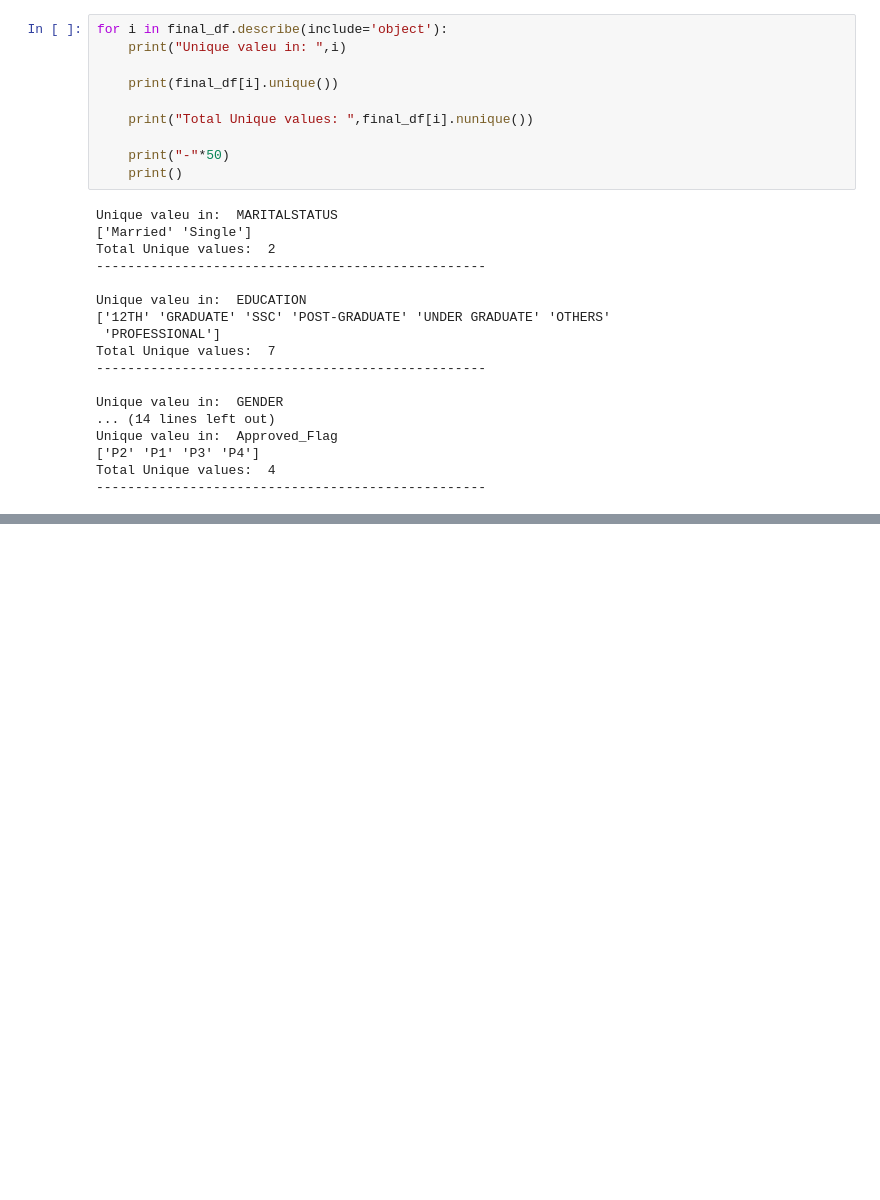
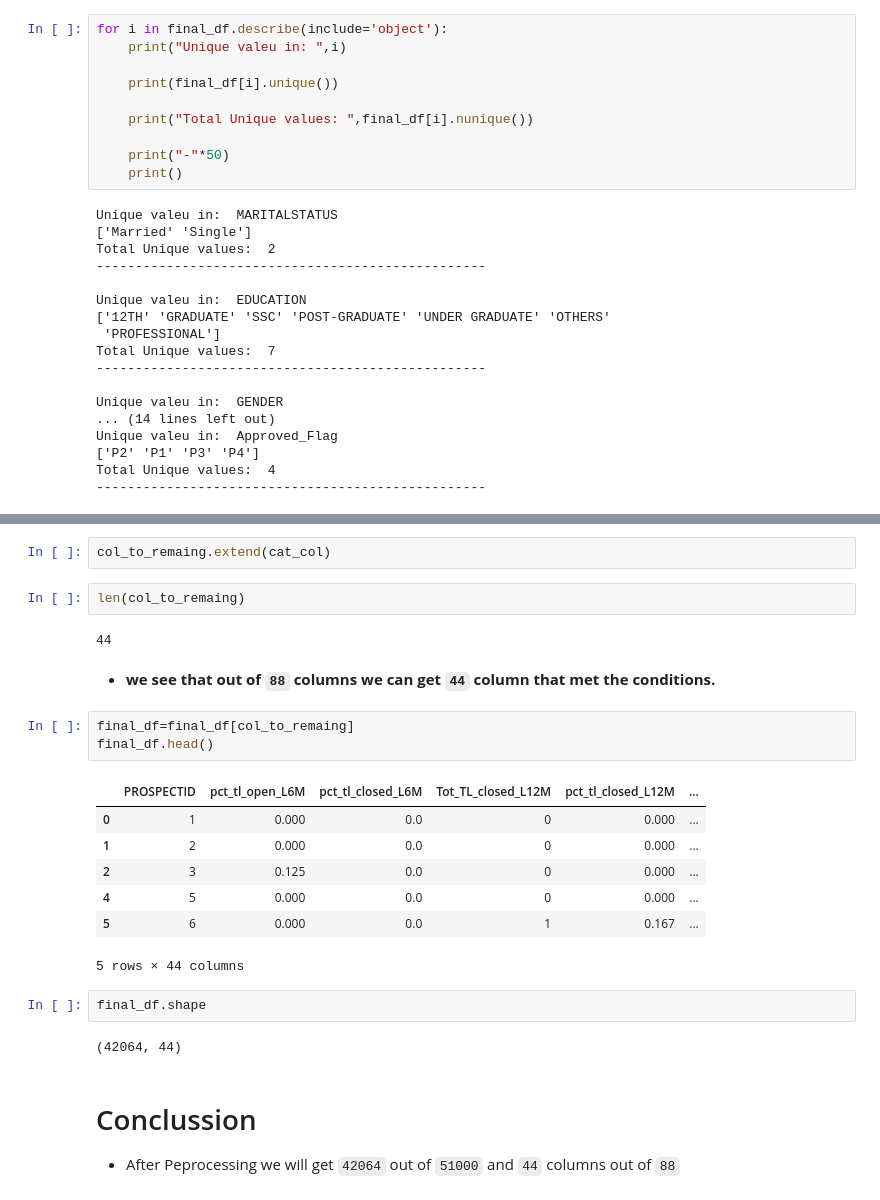
Before and after one commit to Sami606713/CreditRisk, a Jupyter notebook: Credit-Risk-Management.ipynb, the cells around one changed output, grey strips where cells are left out. Saved outputs shown, nothing was run; the diff lists cells and outputs as text; blank space fills up the shorter version.

```diff
--- a/Credit-Risk-Management.ipynb
+++ b/Credit-Risk-Management.ipynb
@@ -595,0 +622,26 @@ drop_col
+# %%
+col_to_remaing.extend(cat_col)
+# %%
+len(col_to_remaing)
+# %% [output]
+44
+# %% [markdown]
+- **we see that out of `88` columns we can get `44` column that met the conditions.**
+# %%
+final_df=final_df[col_to_remaing]
+final_df.head()
+# %% [output]
+|  | PROSPECTID | pct_tl_open_L6M | pct_tl_closed_L6M | Tot_TL_closed_L12M | pct_tl_closed_L12M | ... |
+| 0 | 1 | 0.000 | 0.0 | 0 | 0.000 | ... |
+| 1 | 2 | 0.000 | 0.0 | 0 | 0.000 | ... |
+| 2 | 3 | 0.125 | 0.0 | 0 | 0.000 | ... |
+| 4 | 5 | 0.000 | 0.0 | 0 | 0.000 | ... |
+| 5 | 6 | 0.000 | 0.0 | 1 | 0.167 | ... |
+5 rows × 44 columns
+# %%
+final_df.shape
+# %% [output]
+(42064, 44)
+# %% [markdown]
+# Conclussion
+- After Peprocessing we will get `42064` out of `51000` and `44` columns out of `88`
```
Also changed, not shown: parts of 94 cells of this notebook, 1 other file.
